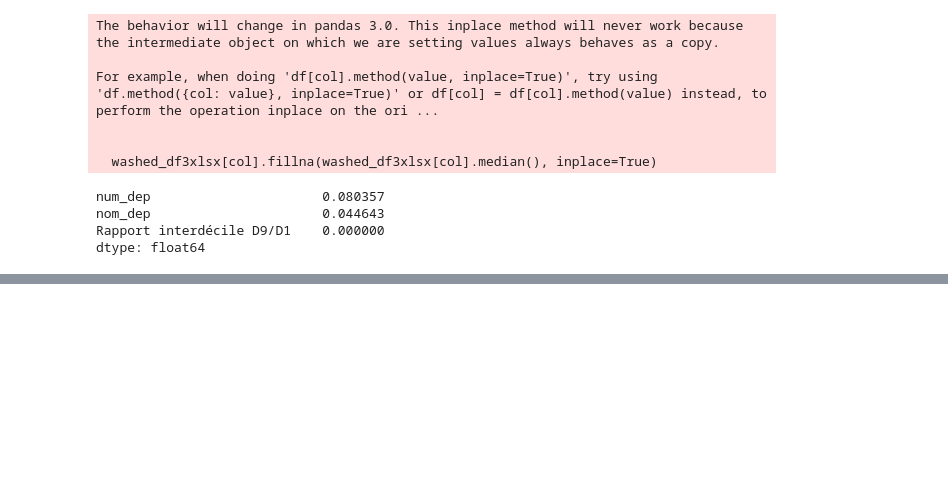
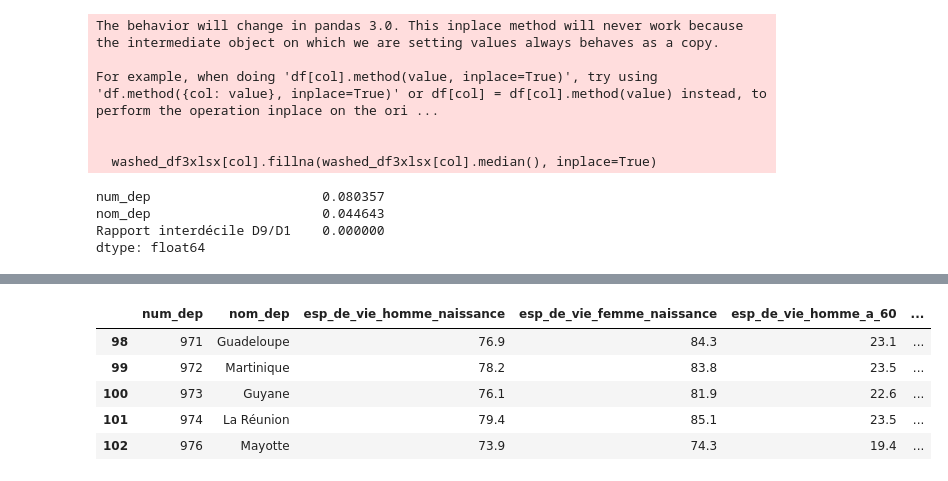
Before and after one commit to gabrielfrancois/DS_Covid, a Jupyter notebook: data_preprocessing_gab.ipynb, the cells around one changed output, grey strips where cells are left out. Drawn from its saved outputs; the diff is of its cells as text; code cells hidden in the pictures; blank space fills up the shorter version.

Commit message:
fin pour les xlsx sauf ledernier et le deuxième

```diff
--- a/data_preprocessing_gab.ipynb
+++ b/data_preprocessing_gab.ipynb
@@ -347,0 +311,11 @@ washed_df3xlsx.drop(row_to_drop, inplace=True)
+# %%
+df1xlsx = pd.read_excel(url1xlsx, skiprows=5, header=[0])
+washed_df1xlsx = df1xlsx.rename(
+    columns= {"Unnamed: 0": "num_dep", "Unnamed: 1" : "nom_dep", "Hommes" : "esp_de_vie_homme_naissance",
+    "Femmes" : "esp_de_vie_femme_naissance",
+    "Hommes.1" : "esp_de_vie_homme_a_60",
+    "Femmes.1": "esp_de_vie_femme_a_60",
+    "Hommes.2" : "esp_de_vie_homme_a_65",
+    "Femmes.2" : "esp_de_vie_femme_a_65"}
+    )
+washed_df1xlsx.dtypes
@@ -347,0 +332,3 @@ washed_df3xlsx.drop(row_to_drop, inplace=True)
+# %%
+for col in washed_df1xlsx.select_dtypes(["int64", "float64"]).columns :
+    washed_df1xlsx[col].fillna(washed_df1xlsx[col].median(), inplace=True)
@@ -347,0 +353,12 @@ washed_df3xlsx.drop(row_to_drop, inplace=True)
+# %%
+"""de la même manière, on enlève les lignes de fin inutiles"""
+
+row_to_drop = washed_df1xlsx.loc[washed_df1xlsx["num_dep"]=="FE"].index[0]
+washed_df1xlsx.drop(washed_df1xlsx.index[row_to_drop ::], inplace=True)
+# %% [output]
+|  | num_dep | nom_dep | esp_de_vie_homme_naissance | esp_de_vie_femme_naissance | esp_de_vie_homme_a_60 | ... |
+| 98 | 971 | Guadeloupe | 76.9 | 84.3 | 23.1 | ... |
+| 99 | 972 | Martinique | 78.2 | 83.8 | 23.5 | ... |
+| 100 | 973 | Guyane | 76.1 | 81.9 | 22.6 | ... |
+| 101 | 974 | La Réunion | 79.4 | 85.1 | 23.5 | ... |
+| 102 | 976 | Mayotte | 73.9 | 74.3 | 19.4 | ... |
```
Also changed, not shown: parts of 13 cells of this notebook, 2 other files.
